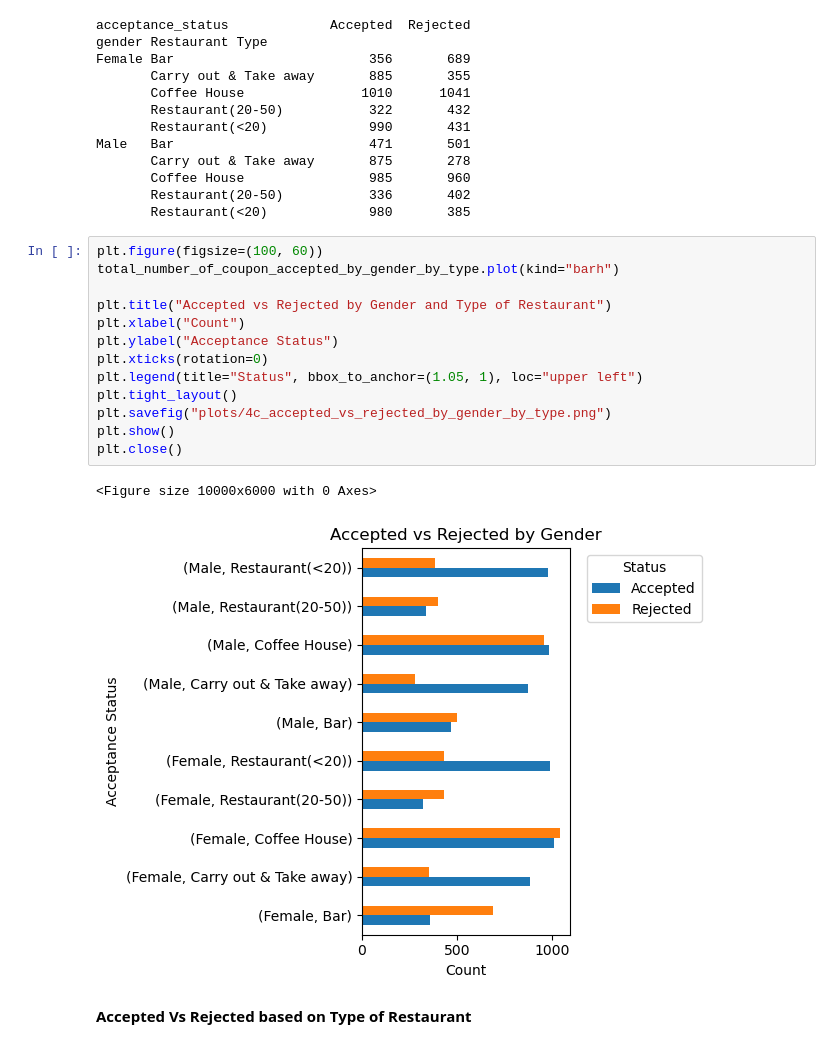
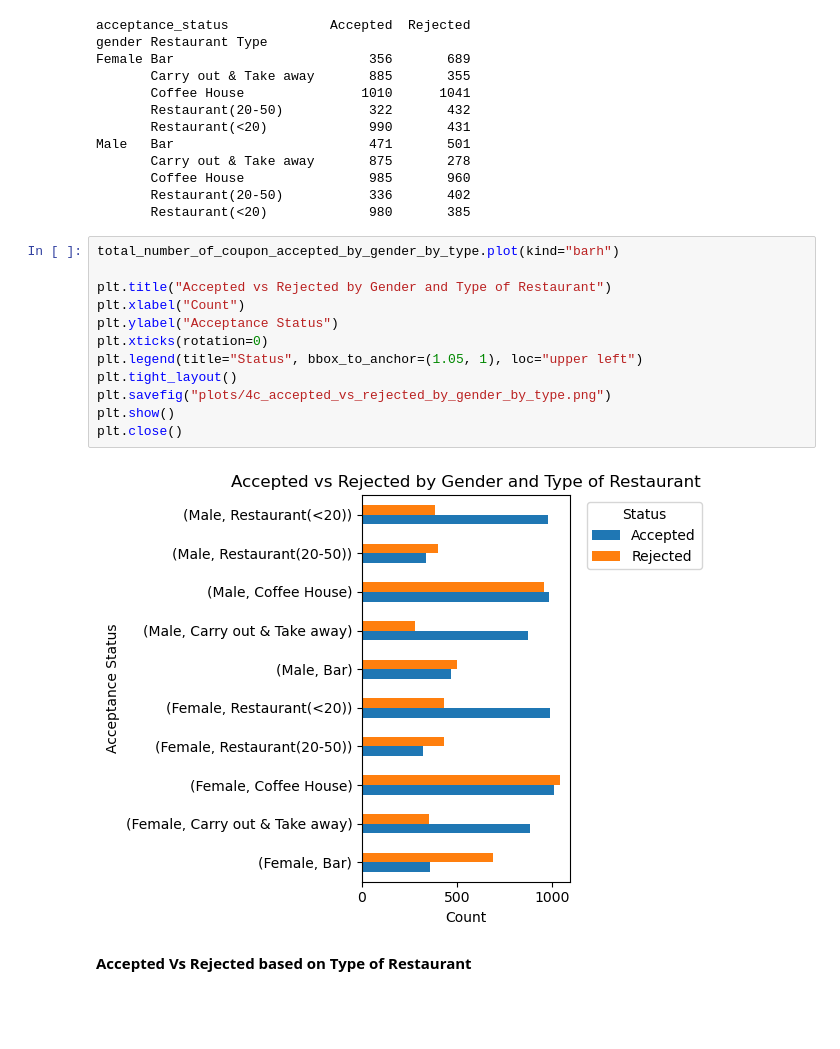
Before and after one commit to mitsuhasasxc/mlai-berkeley-pracapp-coupons, a Jupyter notebook: checkCouponAcceptance.ipynb, the cells around one changed output. Drawn from its saved outputs; the diff is of its cells as text; blank space fills up the shorter version.

```diff
--- a/checkCouponAcceptance.ipynb
+++ b/checkCouponAcceptance.ipynb
@@ -224,21 +224,19 @@ Male   Bar                         471       501
        Restaurant(20-50)           336       402
        Restaurant(<20)             980       385
 # %%
-plt.figure(figsize=(100, 60))
 total_number_of_coupon_accepted_by_gender_by_type.plot(kind="barh")
 
 plt.title("Accepted vs Rejected by Gender and Type of Restaurant")
 plt.xlabel("Count")
 plt.ylabel("Acceptance Status")
 plt.xticks(rotation=0)
 plt.legend(title="Status", bbox_to_anchor=(1.05, 1), loc="upper left")
 plt.tight_layout()
 plt.savefig("plots/4c_accepted_vs_rejected_by_gender_by_type.png")
 plt.show()
 plt.close()
 # %% [output]
-<Figure size 10000x6000 with 0 Axes>
-[figure, old version]
+[figure, new version]
 # %% [markdown]
 **Accepted Vs Rejected based on Type of Restaurant**
 # %%
```
Also changed, not shown: parts of 22 cells of this notebook, 4 other files.
